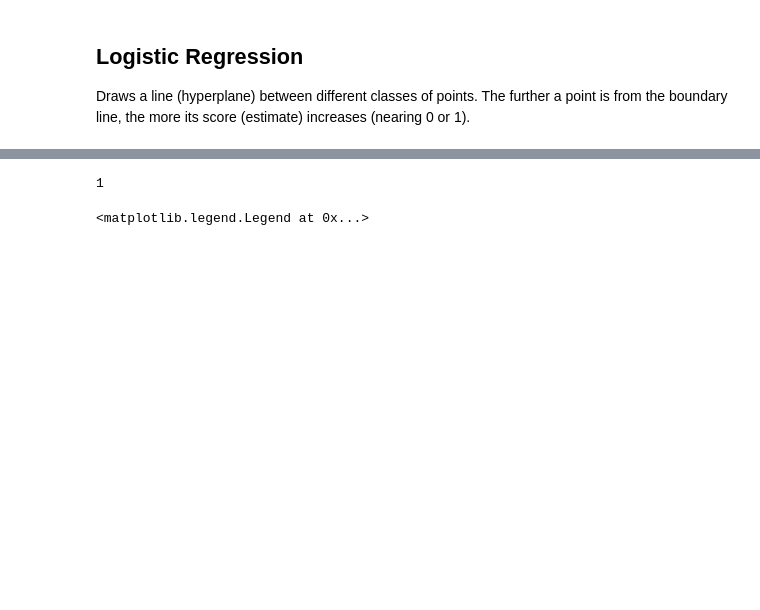
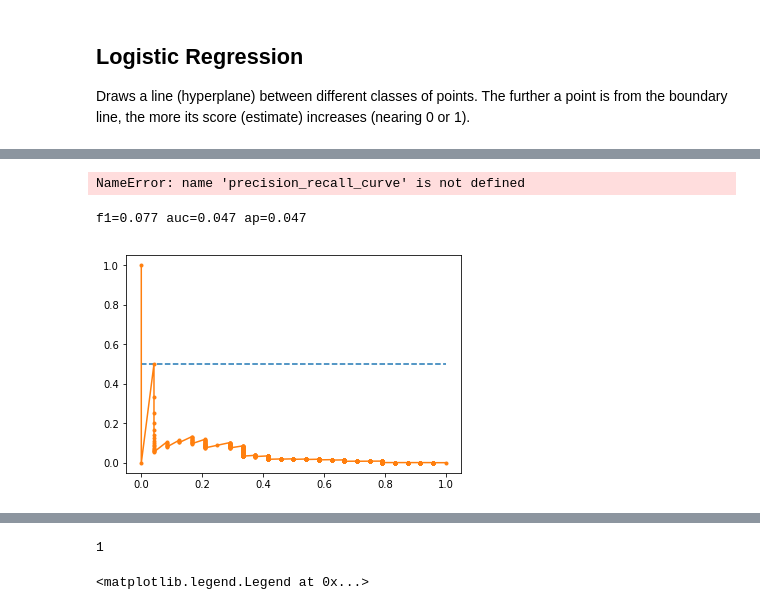
Before and after one commit to josephinemho/tutorials, a Jupyter notebook: 4.modeling_and_evaluation.ipynb, the cells around one changed output, grey strips where cells are left out. Saved outputs shown, nothing was run; the diff lists cells and outputs as text; code cells hidden in the pictures; blank space fills up the shorter version.

Commit message:
precision-recall

```diff
--- a/4.modeling_and_evaluation.ipynb
+++ b/4.modeling_and_evaluation.ipynb
@@ -42,0 +40,14 @@ Draws a line (hyperplane) between different classes of points. The further a poi
+# %%
+# Fit model
+
+start = datetime.now()
+
+params = {
+    'penalty': ['l1','l2'],
+    'C': np.arange(1,14,3)
+}
+
+lr = GridSearchCV(LogisticRegression(), param_grid=params, cv=ShuffleSplit(random_state=88), n_jobs=-1)
+lr.fit(X_train_resampled, y_train_resampled)
+
+print("Time: ", datetime.now() - start)
@@ -43,3 +74,62 @@ Draws a line (hyperplane) between different classes of points. The further a poi
+# %%
+# predict probabilities
+probs = lr.predict_proba(X_test)
+
+# keep probabilities for the positive outcome only
+probs = probs[:, 1]
+
+# predict class values
+yhat = lr.predict(X_test)
+
+# calculate precision-recall curve
+precision, recall, thresholds = precision_recall_curve(y_test, probs)
+
+# calculate F1 score
+f1 = f1_score(y_test, yhat)
+
+# calculate precision-recall AUC
+auc = auc(recall, precision)
+
+# calculate average precision score
+ap = average_precision_score(y_test, probs)
+
+print('f1=%.3f auc=%.3f ap=%.3f' % (f1, auc, ap))
+# %% [output]
+NameError: name 'precision_recall_curve' is not defined
+# %%
+# predict probabilities
+probs = lr.predict_proba(X_test)
+
+# keep probabilities for the positive outcome only
+probs = probs[:, 1]
+
+# predict class values
+yhat = lr.predict(X_test)
+
+# calculate precision-recall curve
+precision, recall, thresholds = precision_recall_curve(y_test, probs)
+
+# calculate F1 score
+f1 = f1_score(y_test, yhat)
+
+# calculate precision-recall AUC
+auc = auc(recall, precision)
+
+# calculate average precision score
+ap = average_precision_score(y_test, probs)
+
+print('f1=%.3f auc=%.3f ap=%.3f' % (f1, auc, ap))
+# %% [output]
+f1=0.077 auc=0.047 ap=0.047
+# %%
+# plot no skill
+plt.plot([0, 1], [0.5, 0.5], linestyle='--')
+
+# plot the roc curve for the model
+plt.plot(recall, precision, marker='.')
+plt.show()
+# %% [output]
+[figure, added]
 # %% [markdown]
 ## Decision Tree
 Recursively subdivides the instance space into finer and finer subregions until it is all one class (or good enough). New instances start at the root node and takes the appropriate path until it reaches a lead node, which determines the classification by checking the classes of the training instances that reached that leaf, and the majority determines the class. For that leaf, the score is calculated by:
```
Also changed, not shown: parts of 19 cells of this notebook, 4 other files.
